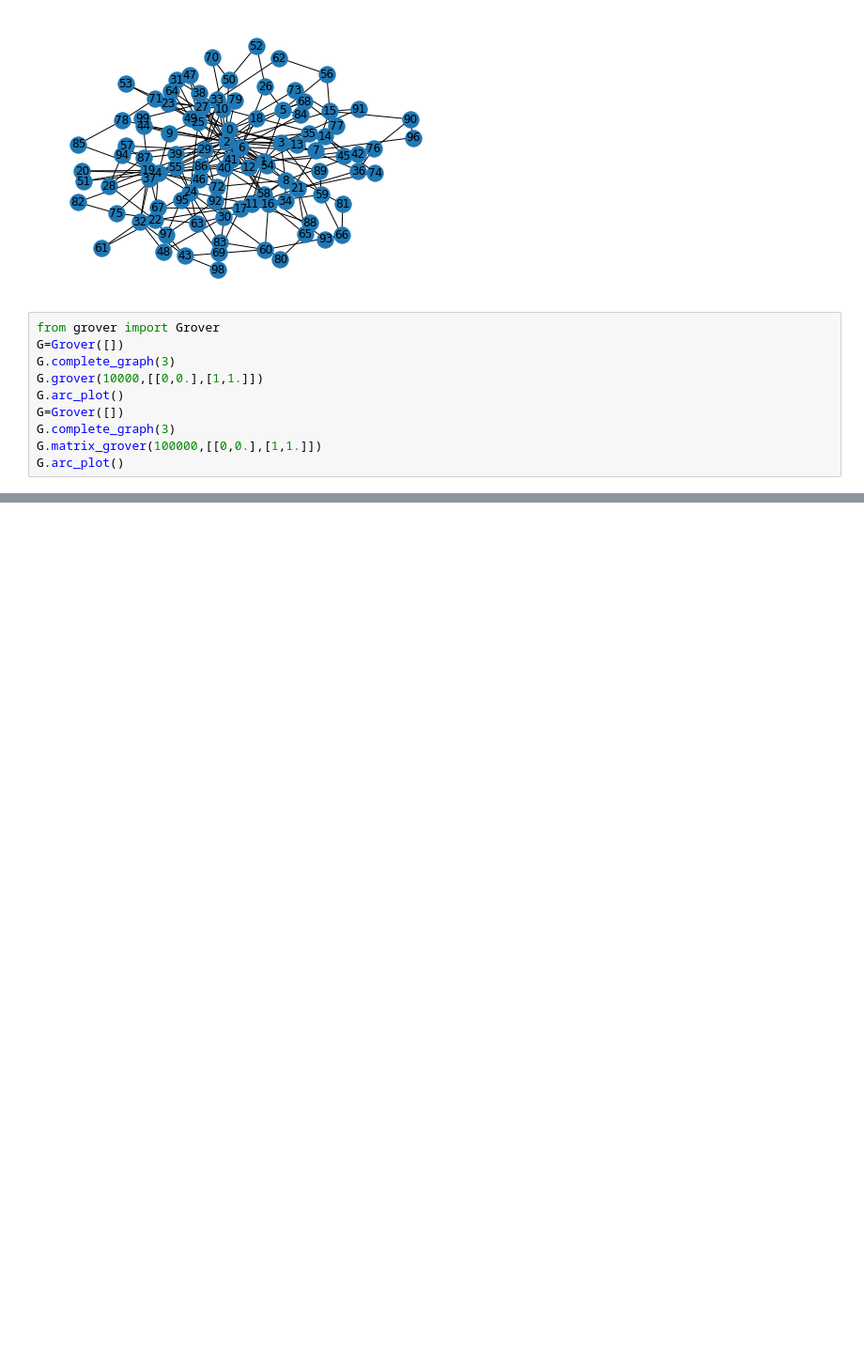
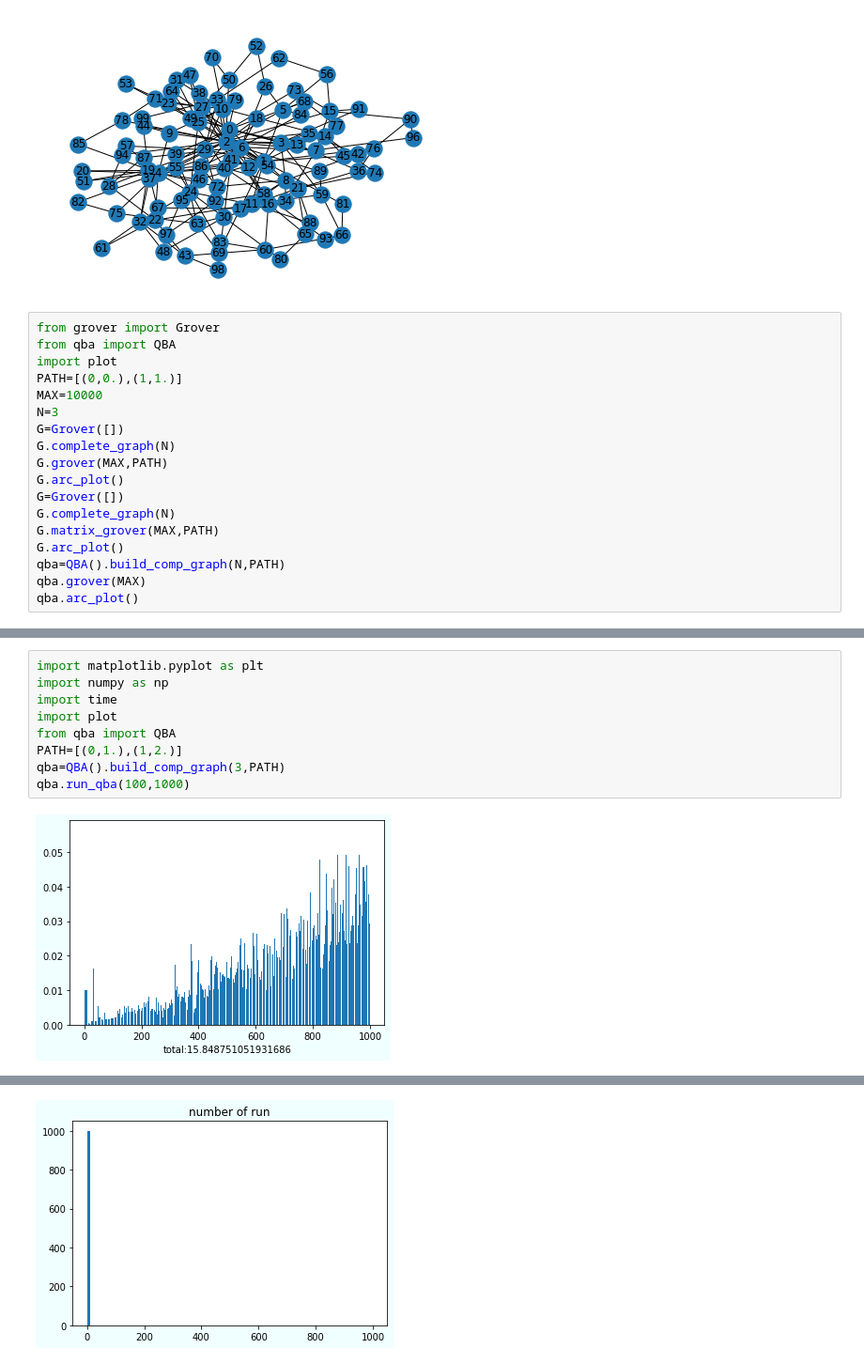
Before and after one commit to Tshou1219/qba, a Jupyter notebook: main.ipynb, the cells around one changed output, grey strips where cells are left out. Shown at 94% size. Cells and saved outputs as stored; diff of their text form; blank space fills up the shorter version.

```diff
--- a/main.ipynb
+++ b/main.ipynb
@@ -7,14 +7,22 @@ bamodel.draw()
 [figure]
 # %%
 from grover import Grover
+from qba import QBA
+import plot
+PATH=[(0,0.),(1,1.)]
+MAX=10000
+N=3
 G=Grover([])
-G.complete_graph(3)
-G.grover(10000,[[0,0.],[1,1.]])
+G.complete_graph(N)
+G.grover(MAX,PATH)
 G.arc_plot()
 G=Grover([])
-G.complete_graph(3)
-G.matrix_grover(100000,[[0,0.],[1,1.]])
+G.complete_graph(N)
+G.matrix_grover(MAX,PATH)
 G.arc_plot()
+qba=QBA().build_comp_graph(N,PATH)
+qba.grover(MAX)
+qba.arc_plot()
 # %% [output]
 [figure]
 [figure]
@@ -46,0 +54,11 @@ G.deg_plot()
+# %%
+import matplotlib.pyplot as plt
+import numpy as np
+import time
+import plot
+from qba import QBA
+PATH=[(0,1.),(1,2.)]
+qba=QBA().build_comp_graph(3,PATH)
+qba.run_qba(100,1000)
+# %% [output]
+[figure, added]
@@ -46,0 +66 @@ G.deg_plot()
+[figure, added]
```
Also changed, not shown: parts of 3 cells of this notebook, 12 other files.
